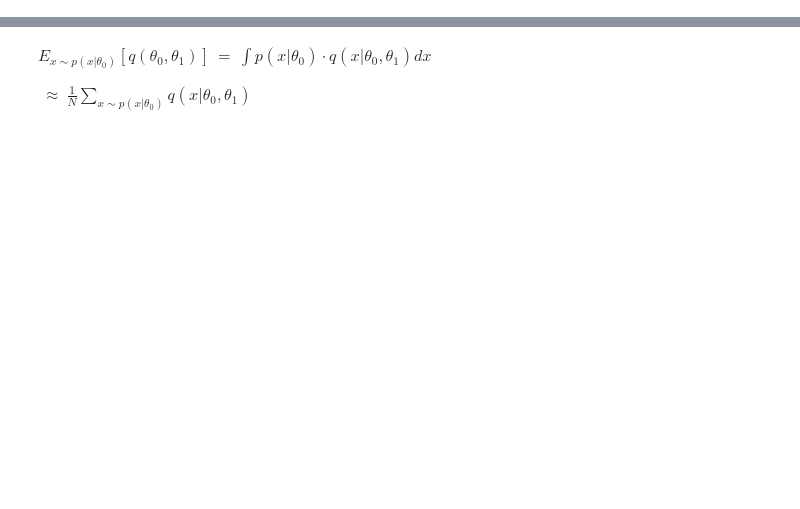
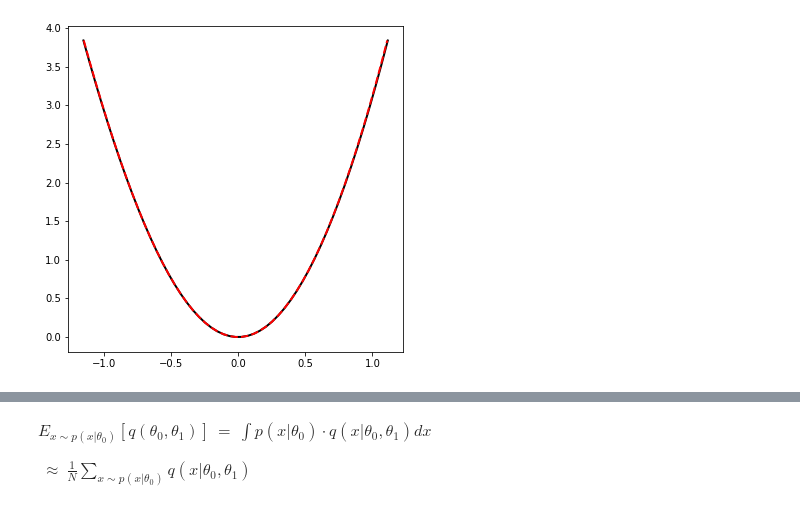
Before and after one commit to darrendavidprice/science-discovery, a Jupyter notebook: SM-sandbox/proj5.4-EFT-Density-Estimation/notebooks/Sensitivity_metric_test.ipynb, the cells around one changed output, grey strips where cells are left out. Saved outputs shown, nothing was run; the diff lists cells and outputs as text; code cells hidden in the pictures; blank space fills up the shorter version.

```diff
--- a/SM-sandbox/proj5.4-EFT-Density-Estimation/notebooks/Sensitivity_metric_test.ipynb
+++ b/SM-sandbox/proj5.4-EFT-Density-Estimation/notebooks/Sensitivity_metric_test.ipynb
@@ -0,0 +181,8 @@
+# %%
+fig = plt.figure(figsize=(6, 6))
+ax  = fig.add_subplot(1, 1, 1)
+ax.plot(mu2_scan_points_tot  - mu2_true, asimov_curve_tot  - np.min(asimov_curve_tot) , "-", linewidth=2, c="k")
+ax.plot(mu2_scan_points_stat - mu2_true, asimov_curve_stat - np.min(asimov_curve_stat), "--", linewidth=2, c="r")
+plt.show()
+# %% [output]
+[figure, added]
```
Also changed, not shown: parts of 25 cells of this notebook, 40 other files.
